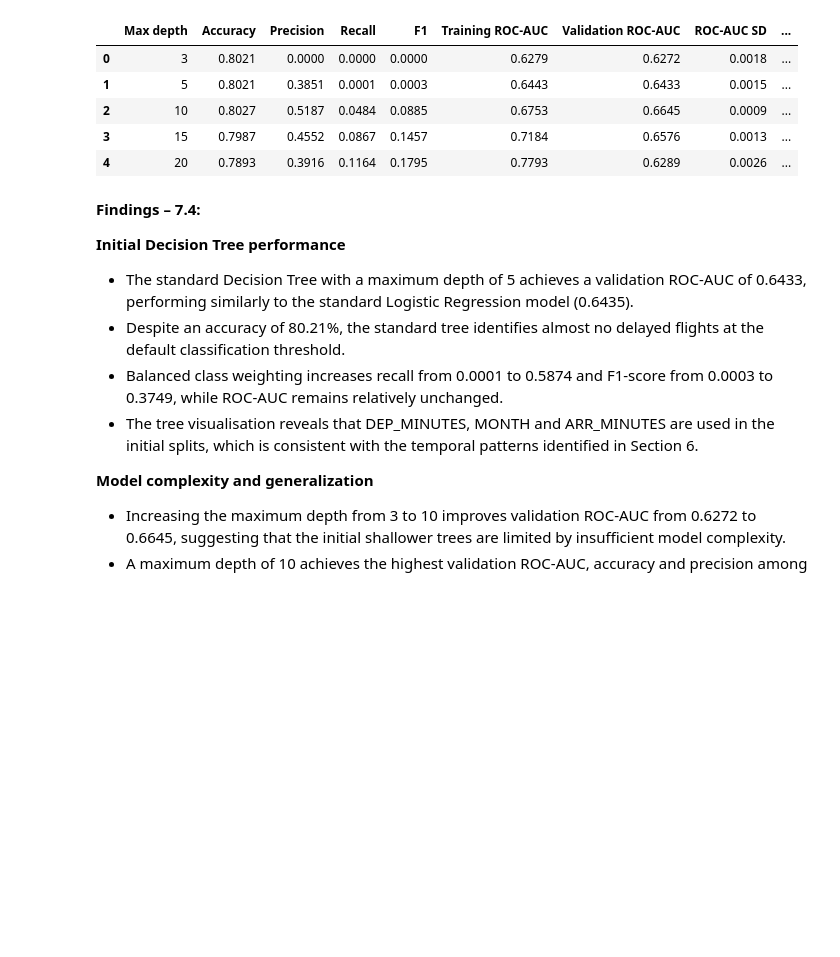
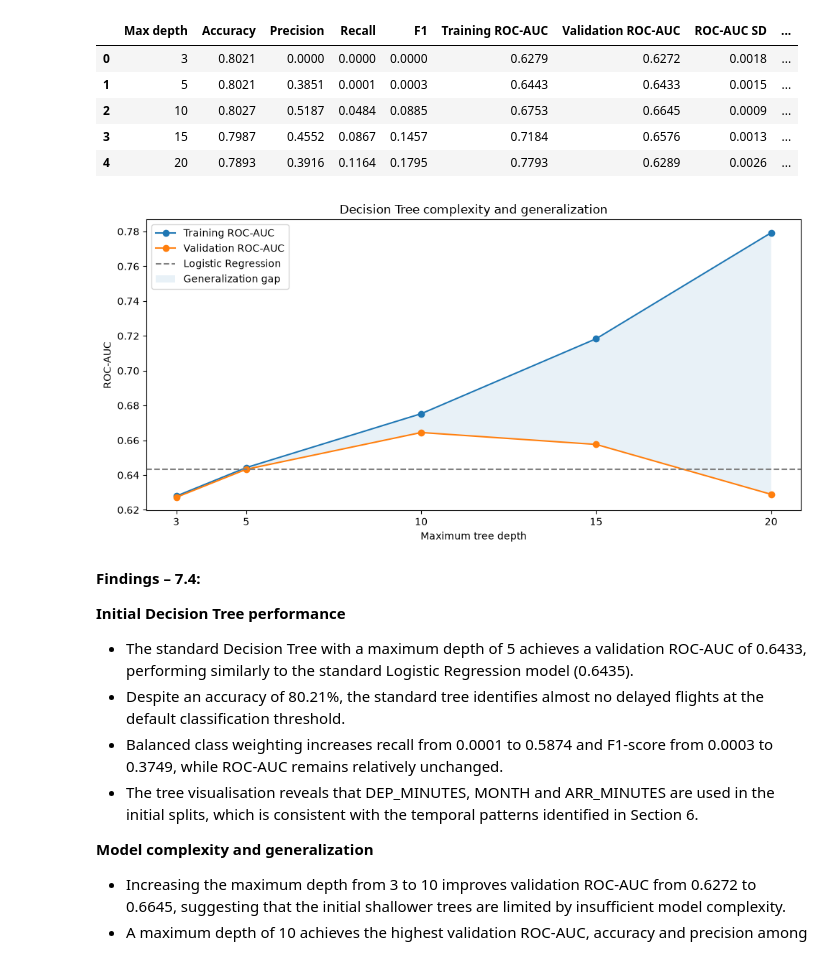
Before and after one commit to Malou100701/MachineLearning2026, a Jupyter notebook: flight_delay_analysis_starter.ipynb, the cells around one changed output. Saved outputs shown, nothing was run; the diff lists cells and outputs as text; code cells hidden in the pictures; blank space fills up the shorter version.

Commit message:
graf over kompleksitet og generalization

```diff
--- a/flight_delay_analysis_starter.ipynb
+++ b/flight_delay_analysis_starter.ipynb
@@ -1559,6 +1559,51 @@ Evaluating max_depth = 20
 | 2 | 10 | 0.8027 | 0.5187 | 0.0484 | 0.0885 | 0.6753 | 0.6645 | 0.0009 | ... |
 | 3 | 15 | 0.7987 | 0.4552 | 0.0867 | 0.1457 | 0.7184 | 0.6576 | 0.0013 | ... |
 | 4 | 20 | 0.7893 | 0.3916 | 0.1164 | 0.1795 | 0.7793 | 0.6289 | 0.0026 | ... |
+# %%
+# Visualise the effect of tree complexity on generalization
+
+plt.figure(figsize=(10, 5))
+
+plt.plot(
+    depth_comparison["Max depth"],
+    depth_comparison["Training ROC-AUC"],
+    marker="o",
+    label="Training ROC-AUC"
+)
+
+plt.plot(
+    depth_comparison["Max depth"],
+    depth_comparison["Validation ROC-AUC"],
+    marker="o",
+    label="Validation ROC-AUC"
+)
+
+# Logistic Regression reference
+plt.axhline(
+    model_results["Logistic Regression"]["ROC-AUC"],
+    color="gray",
+    linestyle="--",
+    label="Logistic Regression"
+)
+
+# Highlight the generalization gap
+plt.fill_between(
+    depth_comparison["Max depth"],
+    depth_comparison["Training ROC-AUC"],
+    depth_comparison["Validation ROC-AUC"],
+    alpha=0.1,
+    label="Generalization gap"
+)
+
+plt.title("Decision Tree complexity and generalization")
+plt.xlabel("Maximum tree depth")
+plt.ylabel("ROC-AUC")
+plt.xticks(depth_comparison["Max depth"])
+plt.legend()
+plt.tight_layout()
+plt.show()
+# %% [output]
+[figure, added]
 # %% [markdown]
 **Findings – 7.4:**
 
```
